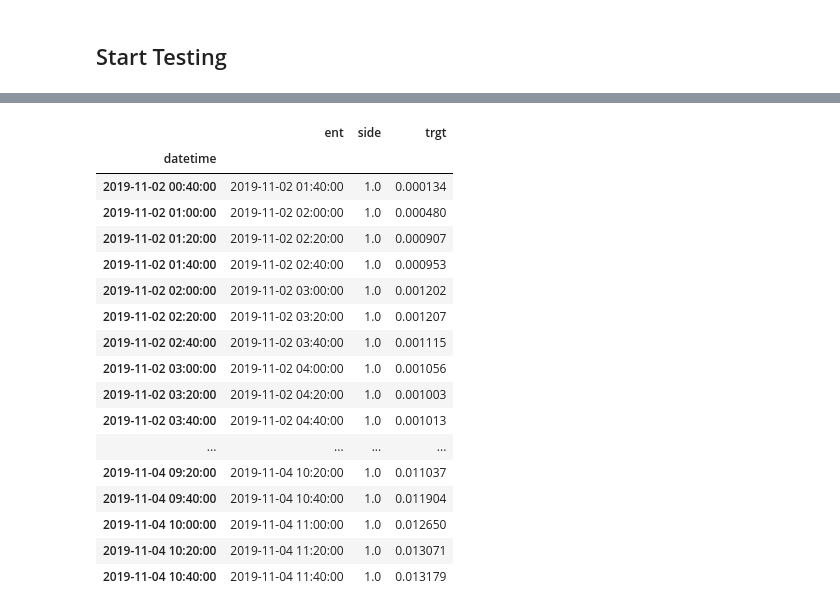
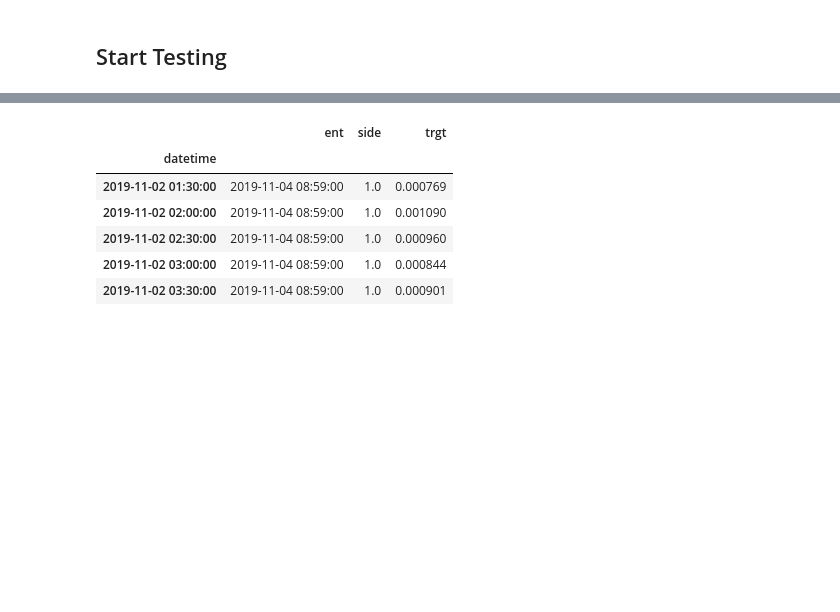
Before and after one commit to ClockworkBunny/quant_models, a Jupyter notebook: TestingNotebooks/TEST_labeling.ipynb, the cells around one changed output, grey strips where cells are left out. Cells and saved outputs as stored; diff of their text form; code cells hidden in the pictures; blank space fills up the shorter version.

```diff
--- a/TestingNotebooks/TEST_labeling.ipynb
+++ b/TestingNotebooks/TEST_labeling.ipynb
@@ -72,3 +58,3 @@ def add_vertical_barrier(t_events, close, num_days=0, num_hours=0, num_minutes=0
 # %%
-vertical_barrier_times = add_vertical_barrier(df_sampled.index, df_sampled, num_hours=1)
+vertical_barrier_times = add_vertical_barrier(df_testprice.open, df_sampled.index, num_hours=5)
 # %%
@@ -89,2 +85,2 @@ t_events = df_sampled.index
 # %%
-target = target.loc[t_events]
+#target = target.loc[t_events]
@@ -112,2 +109,0 @@ targetv1.dropna(inplace=True)
-# %%
-target = targetv1.copy()
@@ -124,2 +113,0 @@ Name: vol, dtype: float64
-# %%
-side_ = pd.Series(1.0, index=target.index)
@@ -231,24 +172,13 @@ first_touch_dates.head(20)
 # %%
-events.head(20)
+events.head(5)
 # %% [output]
 |  | ent | side | trgt |
 | datetime |  |  |  |
-| 2019-11-02 00:40:00 | 2019-11-02 01:40:00 | 1.0 | 0.000134 |
-| 2019-11-02 01:00:00 | 2019-11-02 02:00:00 | 1.0 | 0.000480 |
-| 2019-11-02 01:20:00 | 2019-11-02 02:20:00 | 1.0 | 0.000907 |
-| 2019-11-02 01:40:00 | 2019-11-02 02:40:00 | 1.0 | 0.000953 |
-| 2019-11-02 02:00:00 | 2019-11-02 03:00:00 | 1.0 | 0.001202 |
-| 2019-11-02 02:20:00 | 2019-11-02 03:20:00 | 1.0 | 0.001207 |
-| 2019-11-02 02:40:00 | 2019-11-02 03:40:00 | 1.0 | 0.001115 |
-| 2019-11-02 03:00:00 | 2019-11-02 04:00:00 | 1.0 | 0.001056 |
-| 2019-11-02 03:20:00 | 2019-11-02 04:20:00 | 1.0 | 0.001003 |
-| 2019-11-02 03:40:00 | 2019-11-02 04:40:00 | 1.0 | 0.001013 |
-| ... | ... | ... | ... |
-| 2019-11-04 09:20:00 | 2019-11-04 10:20:00 | 1.0 | 0.011037 |
-| 2019-11-04 09:40:00 | 2019-11-04 10:40:00 | 1.0 | 0.011904 |
-| 2019-11-04 10:00:00 | 2019-11-04 11:00:00 | 1.0 | 0.012650 |
-| 2019-11-04 10:20:00 | 2019-11-04 11:20:00 | 1.0 | 0.013071 |
-| 2019-11-04 10:40:00 | 2019-11-04 11:40:00 | 1.0 | 0.013179 |
+| 2019-11-02 01:30:00 | 2019-11-04 08:59:00 | 1.0 | 0.000769 |
+| 2019-11-02 02:00:00 | 2019-11-04 08:59:00 | 1.0 | 0.001090 |
+| 2019-11-02 02:30:00 | 2019-11-04 08:59:00 | 1.0 | 0.000960 |
+| 2019-11-02 03:00:00 | 2019-11-04 08:59:00 | 1.0 | 0.000844 |
+| 2019-11-02 03:30:00 | 2019-11-04 08:59:00 | 1.0 | 0.000901 |
 # %%
 gg = first_touch_dates.dropna(how='all').min(axis=1)
 # %%
```
Also changed, not shown: parts of 39 cells of this notebook, 1 other file.
